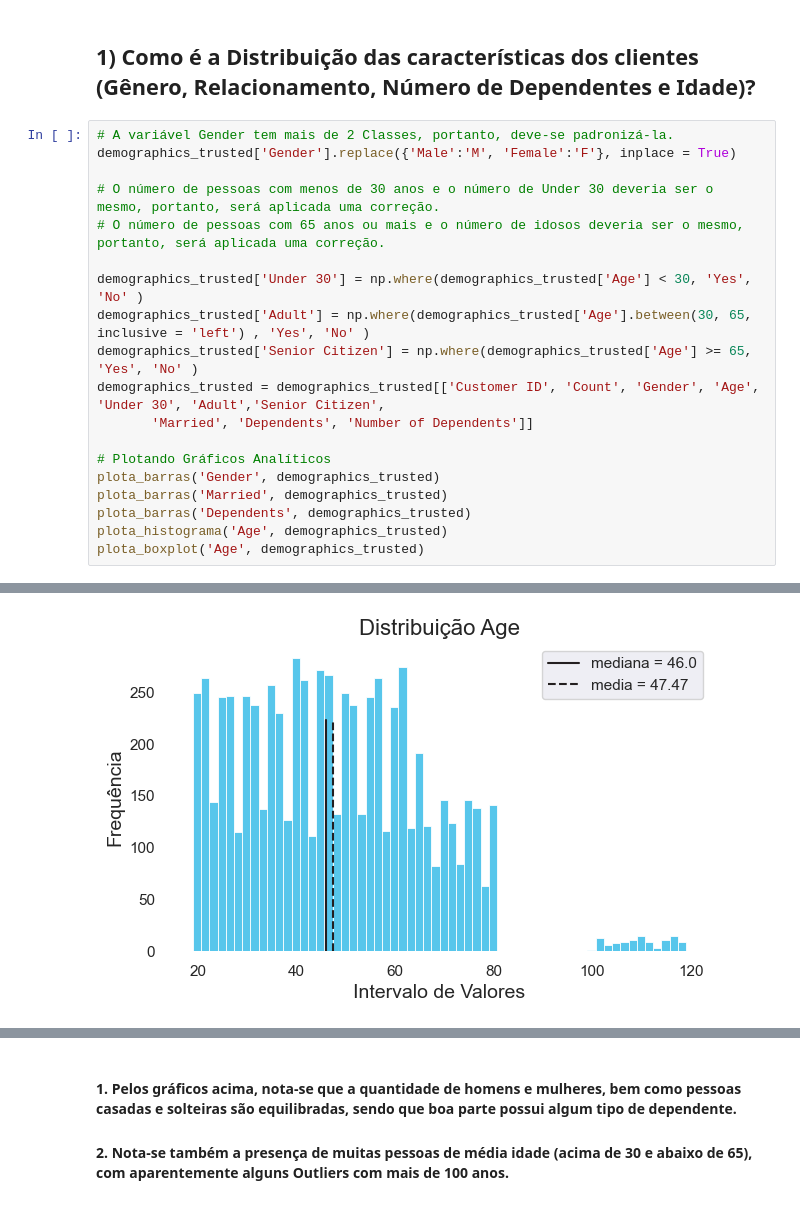
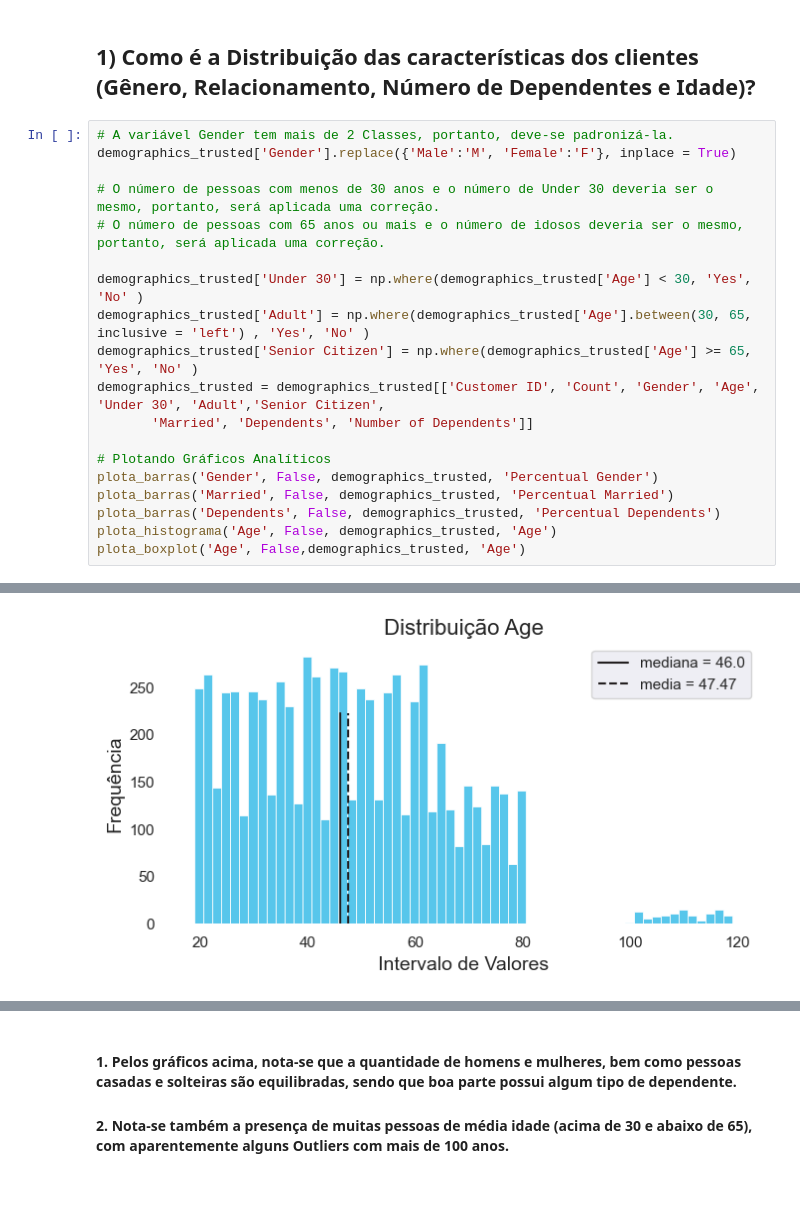
Before and after one commit to leonardovargas10/Modelo_Previsao_Churn, a Jupyter notebook: Modelo_Churn.ipynb, the cells around one changed output, grey strips where cells are left out. Cells and saved outputs as stored; diff of their text form.

```diff
--- a/Modelo_Churn.ipynb
+++ b/Modelo_Churn.ipynb
@@ -413,24 +472,24 @@ dtype: object
 # %%
 # A variável Gender tem mais de 2 Classes, portanto, deve-se padronizá-la.
 demographics_trusted['Gender'].replace({'Male':'M', 'Female':'F'}, inplace = True)
 
 # O número de pessoas com menos de 30 anos e o número de Under 30 deveria ser o mesmo, portanto, será aplicada uma correção.
 # O número de pessoas com 65 anos ou mais e o número de idosos deveria ser o mesmo, portanto, será aplicada uma correção.
 
 demographics_trusted['Under 30'] = np.where(demographics_trusted['Age'] < 30, 'Yes', 'No' )
 demographics_trusted['Adult'] = np.where(demographics_trusted['Age'].between(30, 65, inclusive = 'left') , 'Yes', 'No' )
 demographics_trusted['Senior Citizen'] = np.where(demographics_trusted['Age'] >= 65, 'Yes', 'No' )
 demographics_trusted = demographics_trusted[['Customer ID', 'Count', 'Gender', 'Age', 'Under 30', 'Adult','Senior Citizen',
        'Married', 'Dependents', 'Number of Dependents']]
 
 # Plotando Gráficos Analíticos
-plota_barras('Gender', demographics_trusted)
-plota_barras('Married', demographics_trusted)
-plota_barras('Dependents', demographics_trusted)
-plota_histograma('Age', demographics_trusted)
-plota_boxplot('Age', demographics_trusted)
+plota_barras('Gender', False, demographics_trusted, 'Percentual Gender')
+plota_barras('Married', False, demographics_trusted, 'Percentual Married')
+plota_barras('Dependents', False, demographics_trusted, 'Percentual Dependents')
+plota_histograma('Age', False, demographics_trusted, 'Age')
+plota_boxplot('Age', False,demographics_trusted, 'Age')
 # %% [output]
 [figure]
 [figure]
 [figure]
-[figure, old version]
+[figure, new version]
```
Also changed, not shown: parts of 16 cells of this notebook.
